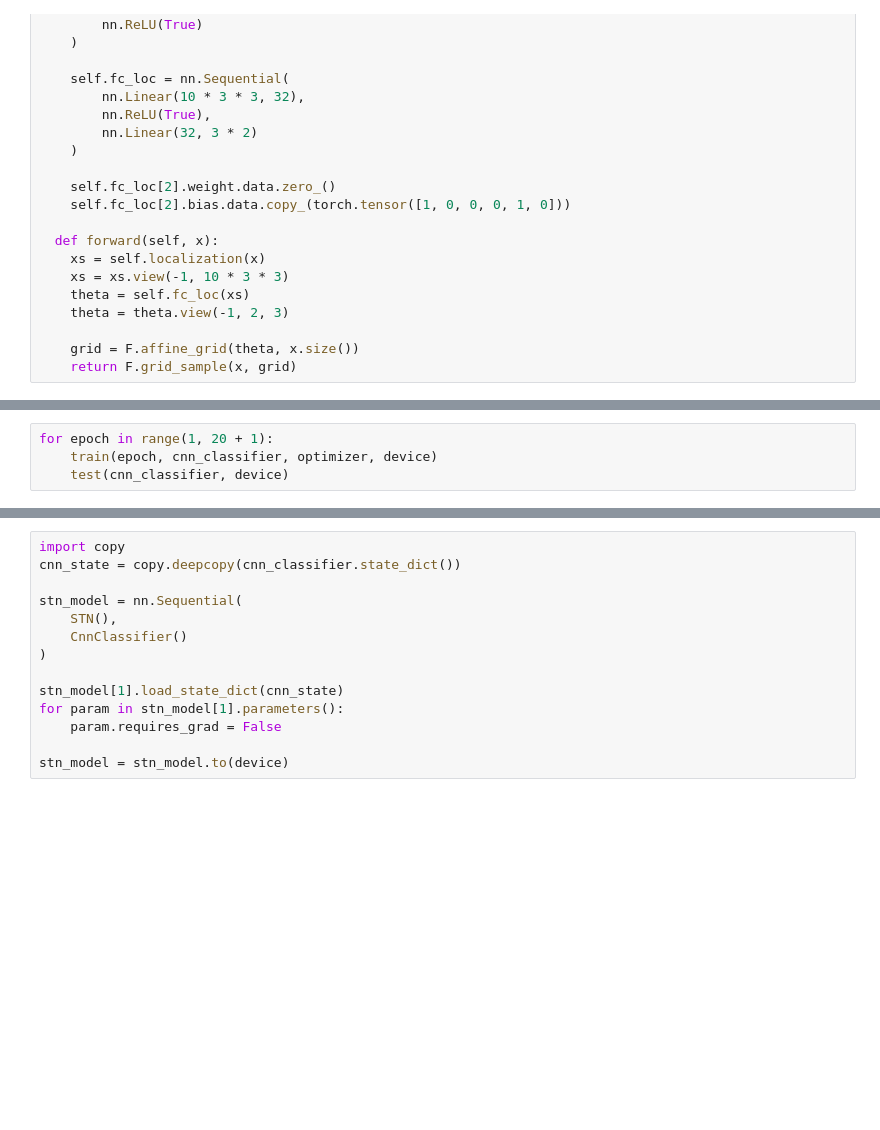
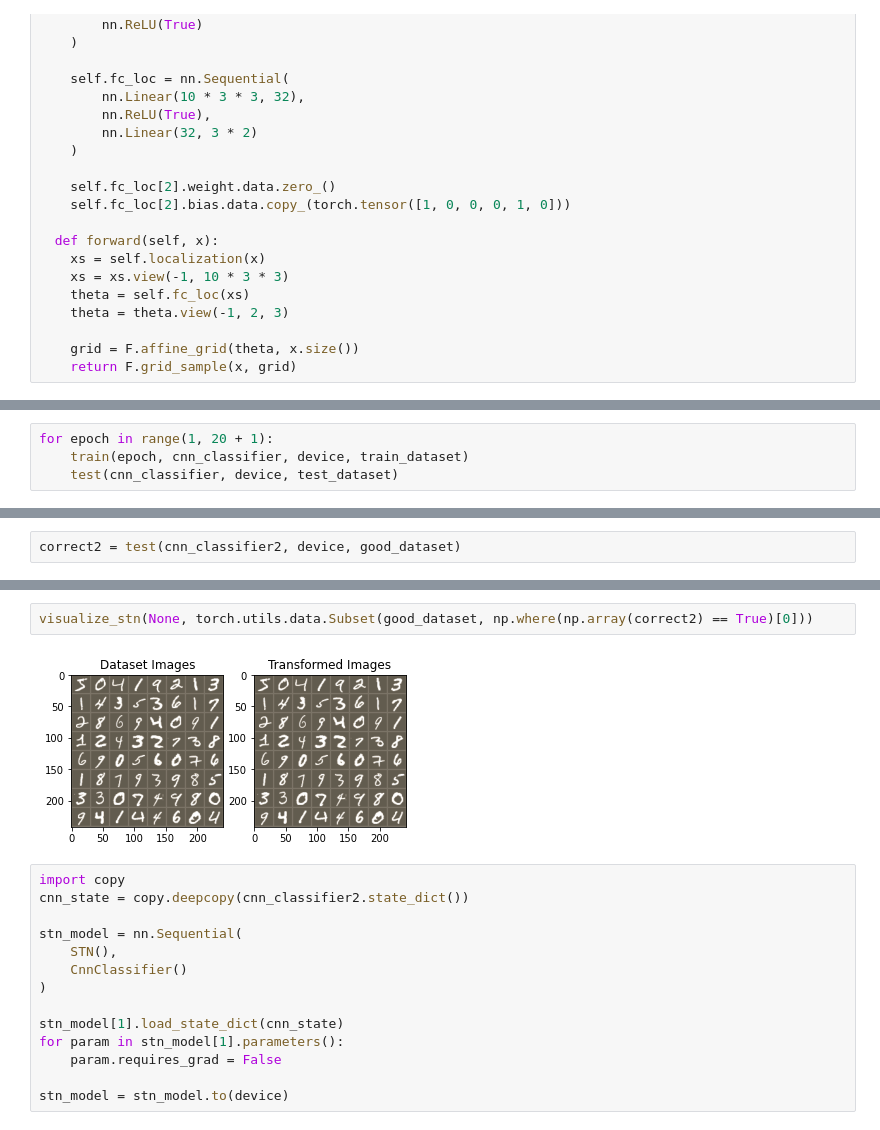
Before and after one commit to dungruoc/DeepLearning-Pytorch, a Jupyter notebook: SpatialTransformerNetworks.ipynb, the cells around one changed output, grey strips where cells are left out. Drawn from its saved outputs; the diff is of its cells as text; blank space fills up the shorter version.

```diff
--- a/SpatialTransformerNetworks.ipynb
+++ b/SpatialTransformerNetworks.ipynb
@@ -149,5 +139,5 @@ optimizer = optim.SGD(cnn_classifier.parameters(), lr=0.01)
 # %%
 for epoch in range(1, 20 + 1):
-    train(epoch, cnn_classifier, optimizer, device)
-    test(cnn_classifier, device)
+    train(epoch, cnn_classifier, device, train_dataset)
+    test(cnn_classifier, device, test_dataset)
 # %% [output]
@@ -172,0 +266,2 @@ Test set: Average loss: 0.0864, Accuracy: 9852/10000 (99%)
+# %%
+correct2 = test(cnn_classifier2, device, good_dataset)
@@ -173,6 +270,10 @@ Test set: Average loss: 0.0864, Accuracy: 9852/10000 (99%)
+# %%
+visualize_stn(None, torch.utils.data.Subset(good_dataset, np.where(np.array(correct2) == True)[0]))
+# %% [output]
+[figure, added]
 # %%
 import copy
-cnn_state = copy.deepcopy(cnn_classifier.state_dict())
+cnn_state = copy.deepcopy(cnn_classifier2.state_dict())
 
 stn_model = nn.Sequential(
     STN(),
```
Also changed, not shown: parts of 18 cells of this notebook.
